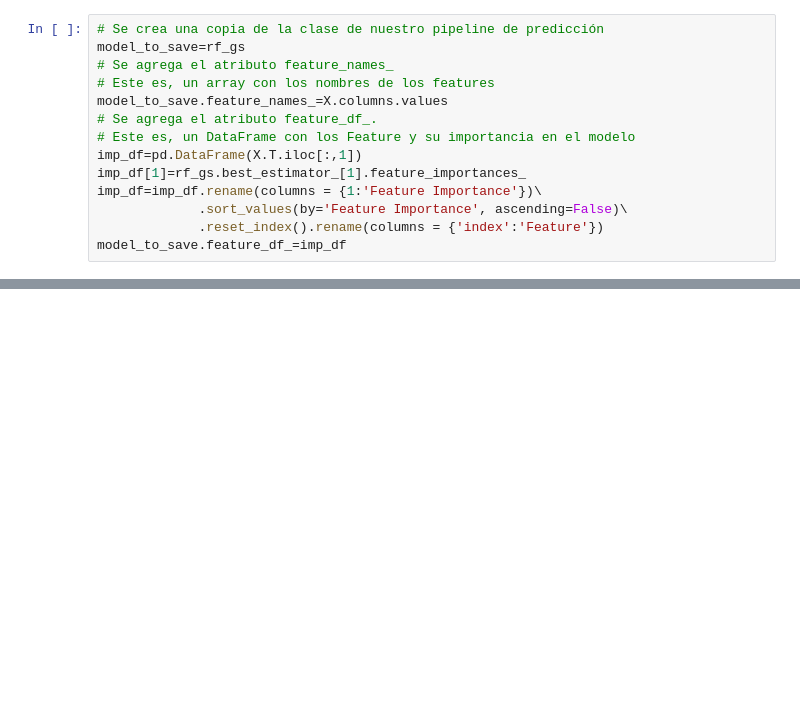
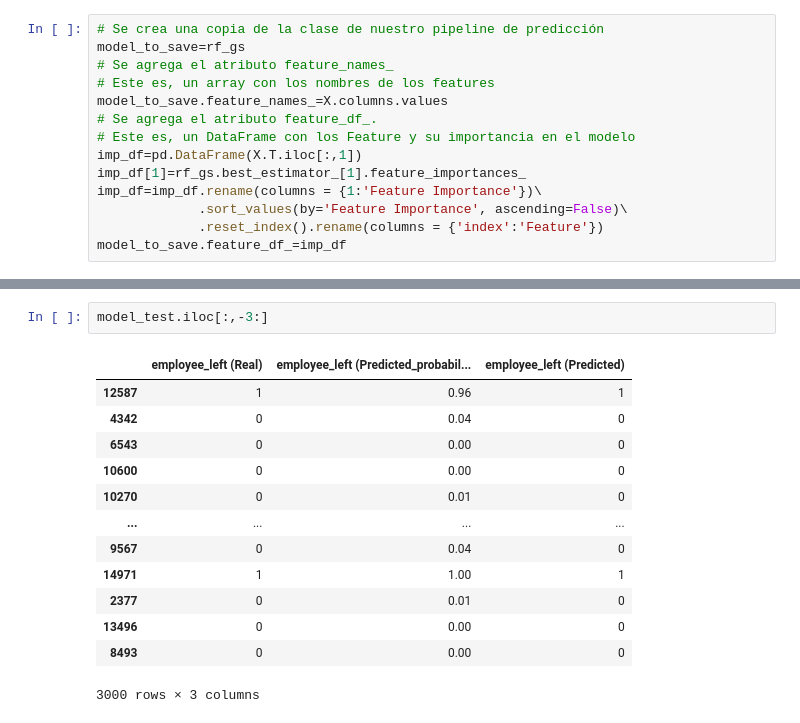
Before and after one commit to JECaballeroR/EmployeeTurnover, a Jupyter notebook: EmployeeTurnover.ipynb, the cells around one changed output, grey strips where cells are left out. Drawn from its saved outputs; the diff is of its cells as text; blank space fills up the shorter version.

```diff
--- a/EmployeeTurnover.ipynb
+++ b/EmployeeTurnover.ipynb
@@ -991,2 +983,18 @@ model_test
+# %%
+model_test.iloc[:,-3:]
+# %% [output]
+|  | employee_left (Real) | employee_left (Predicted_probabil... | employee_left (Predicted) |
+| 12587 | 1 | 0.96 | 1 |
+| 4342 | 0 | 0.04 | 0 |
+| 6543 | 0 | 0.00 | 0 |
+| 10600 | 0 | 0.00 | 0 |
+| 10270 | 0 | 0.01 | 0 |
+| ... | ... | ... | ... |
+| 9567 | 0 | 0.04 | 0 |
+| 14971 | 1 | 1.00 | 1 |
+| 2377 | 0 | 0.01 | 0 |
+| 13496 | 0 | 0.00 | 0 |
+| 8493 | 0 | 0.00 | 0 |
+3000 rows × 3 columns
 # %%
 # Se simula la evaluación del modelo sobre datos nunca vistos.
```
Also changed, not shown: parts of 28 cells of this notebook.
